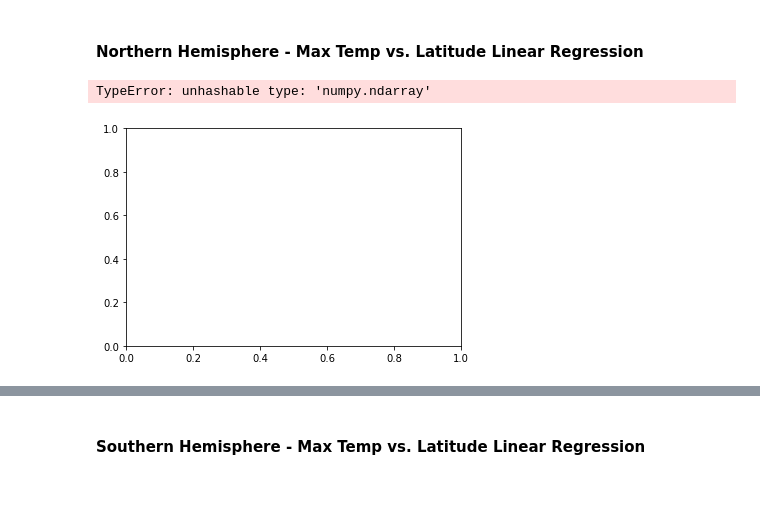
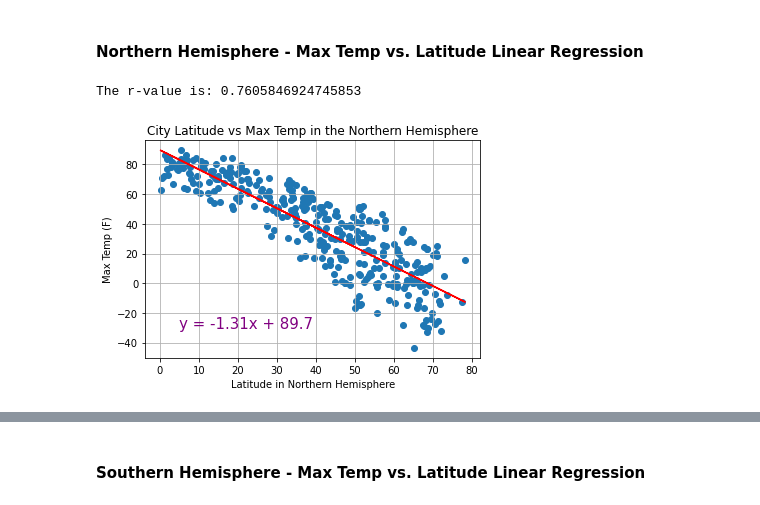
Before and after one commit to quettamar/Python-API-Challenge, a Jupyter notebook: WeatherPy.ipynb, the cells around one changed output, grey strips where cells are left out. Drawn from its saved outputs; the diff is of its cells as text; code cells hidden in the pictures.

Commit message:
finished visualizations, need to go back and add observations

```diff
--- a/WeatherPy.ipynb
+++ b/WeatherPy.ipynb
@@ -233,0 +232,16 @@ southern = weather_data.loc[weather_data['Lng'] <= 0]
+# %%
+#Here I created two different dataframes for the Northern and Southern Hemispheres
+northern_df = weather_data.loc[weather_data["Lat"] > 0]
+southern_df = weather_data.loc[weather_data['Lat'] < 0]
+
+#Here I created the different varaibles based on the Northern and Southern Hemispheres
+ntemp = northern_df['Max Temp']
+stemp = southern_df['Max Temp']
+nlat = northern_df["Lat"]
+slat =southern_df["Lat"]
+nhumid = northern_df["Humidity"]
+shumid = southern_df["Humidity"]
+ncloud = northern_df["Cloudiness"]
+scloud = southern_df["Cloudiness"]
+nwind = northern_df["Wind Speed"]
+swind = southern_df["Wind Speed"]
@@ -234,19 +261,19 @@ southern = weather_data.loc[weather_data['Lng'] <= 0]
 # %% [markdown]
 ####  Northern Hemisphere - Max Temp vs. Latitude Linear Regression
 # %%
-# (slope, intercept, rvalue, pvalue, stderr) = linregress(northern, windspeed)
-# regress_values = northern * slope + intercept
-# line_eq = "y = " + str(round(slope,2)) + "x + " + str(round(intercept,2))
-plt.scatter(northern, windspeed)
-#plt.plot(northern, regress_values,"r-")
-#plt.annotate(line_eq,(6,10),fontsize=15,color="red")
-plt.xlabel('Latitude')
-plt.ylabel('Max Temperature (F)')
-plt.title('City Latitude vs Max Temperature')
+(slope, intercept, rvalue, pvalue, stderr) = linregress(nlat, ntemp)
+regress_values = nlat * slope + intercept
+line_eq = "y = " + str(round(slope,2)) + "x + " + str(round(intercept,2))
+plt.scatter(nlat, ntemp)
+plt.xlabel('Latitude in Northern Hemisphere')
+plt.ylabel('Max Temp (F)')
+plt.title('City Latitude vs Max Temp in the Northern Hemisphere')
+plt.plot(nlat, regress_values,"r-")
+plt.annotate(line_eq,(5,-30),fontsize=15,color="purple")
 plt.grid()
-# print(f"The r-value is: {rvalue**2}")
+print(f"The r-value is: {rvalue**2}")
 plt.show()
 # %% [output]
-TypeError: unhashable type: 'numpy.ndarray'
+The r-value is: 0.7605846924745853
-[figure, old version]
+[figure, new version]
 # %%
```
Also changed, not shown: parts of 23 cells of this notebook.
